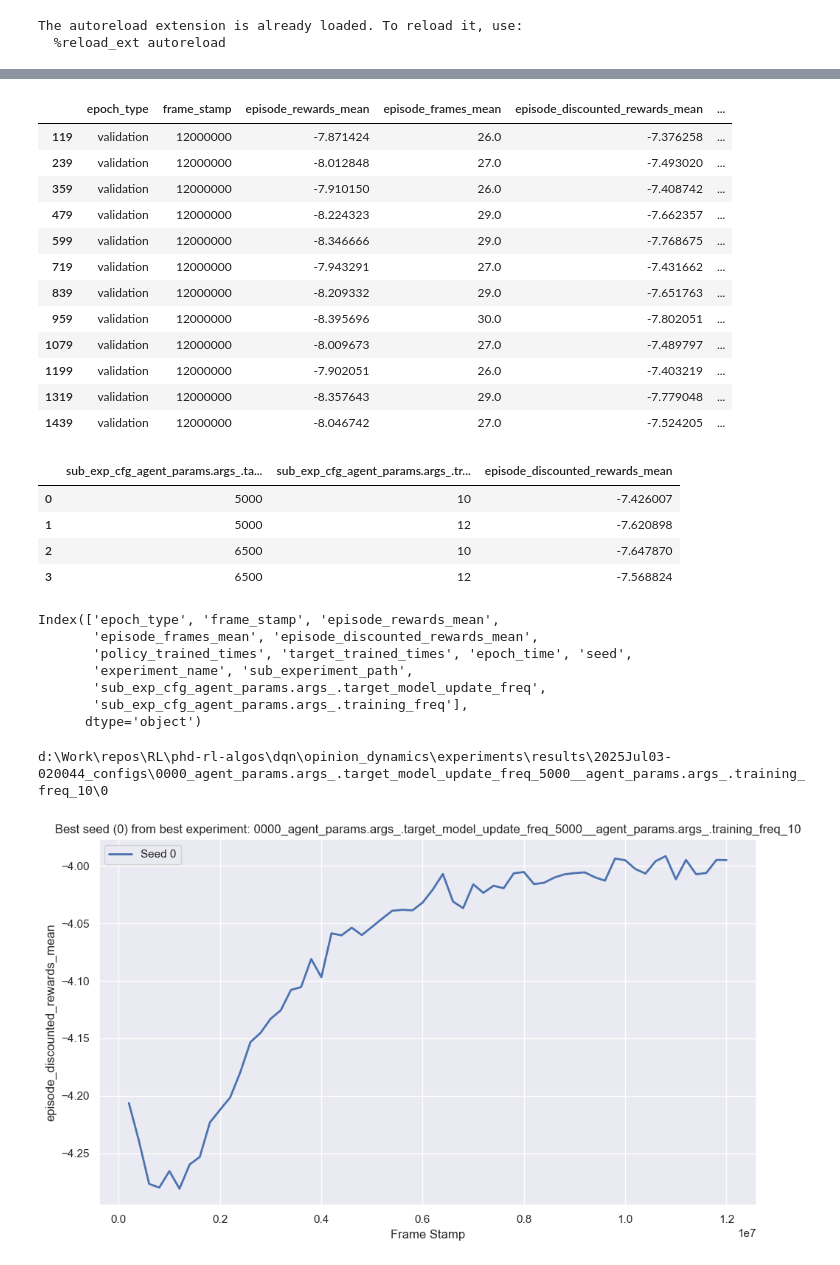
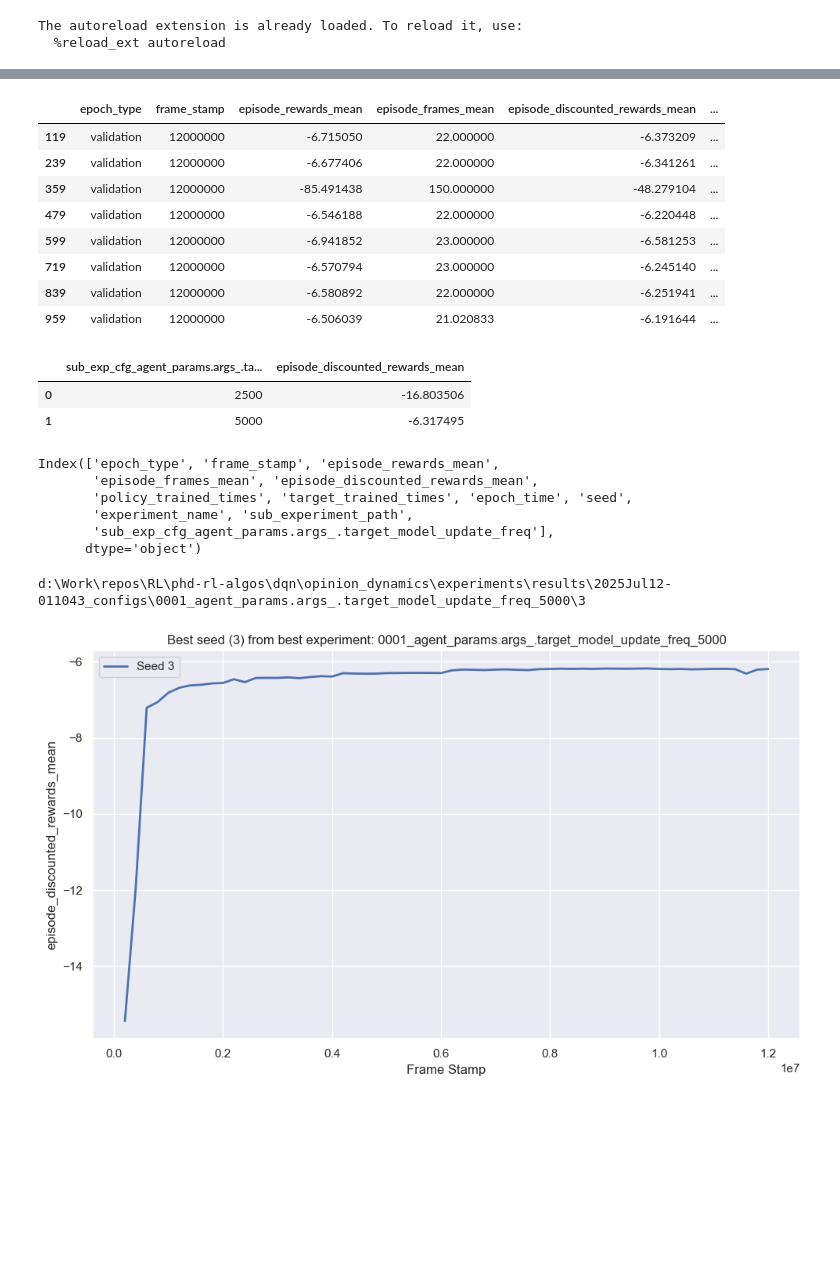
Before and after one commit to mariusdgm/phd-rl-algos, a Jupyter notebook: dqn/opinion_dynamics/experiments/inspect_results.ipynb, the cells around one changed output, grey strips where cells are left out. Drawn from its saved outputs; the diff is of its cells as text; code cells hidden in the pictures; blank space fills up the shorter version.

```diff
--- a/dqn/opinion_dynamics/experiments/inspect_results.ipynb
+++ b/dqn/opinion_dynamics/experiments/inspect_results.ipynb
@@ -33,7 +33,9 @@ warnings.filterwarnings("ignore")
 from dqn.opinion_dynamics.utils.experiment import process_experiment
 # %%
 # experiment_sub_dir = "2025May02-101004_configs" # excellent run
-experiment_sub_dir = "2025Jul03-020044_configs"
+# experiment_sub_dir = "2025Jul09-171538_configs" # good latest run
+
+experiment_sub_dir = "2025Jul12-011043_configs"
 
 exp_path = os.path.join(os.path.abspath("."), "results", experiment_sub_dir)
 df = process_experiment(
@@ -242,18 +239,14 @@ sub_df = sub_df[sub_df['frame_stamp'] == sub_df['frame_stamp'].max()]
 sub_df
 # %% [output]
 |  | epoch_type | frame_stamp | episode_rewards_mean | episode_frames_mean | episode_discounted_rewards_mean | ... |
-| 119 | validation | 12000000 | -7.871424 | 26.0 | -7.376258 | ... |
-| 239 | validation | 12000000 | -8.012848 | 27.0 | -7.493020 | ... |
-| 359 | validation | 12000000 | -7.910150 | 26.0 | -7.408742 | ... |
-| 479 | validation | 12000000 | -8.224323 | 29.0 | -7.662357 | ... |
-| 599 | validation | 12000000 | -8.346666 | 29.0 | -7.768675 | ... |
-| 719 | validation | 12000000 | -7.943291 | 27.0 | -7.431662 | ... |
-| 839 | validation | 12000000 | -8.209332 | 29.0 | -7.651763 | ... |
-| 959 | validation | 12000000 | -8.395696 | 30.0 | -7.802051 | ... |
-| 1079 | validation | 12000000 | -8.009673 | 27.0 | -7.489797 | ... |
-| 1199 | validation | 12000000 | -7.902051 | 26.0 | -7.403219 | ... |
-| 1319 | validation | 12000000 | -8.357643 | 29.0 | -7.779048 | ... |
-| 1439 | validation | 12000000 | -8.046742 | 27.0 | -7.524205 | ... |
+| 119 | validation | 12000000 | -6.715050 | 22.000000 | -6.373209 | ... |
+| 239 | validation | 12000000 | -6.677406 | 22.000000 | -6.341261 | ... |
+| 359 | validation | 12000000 | -85.491438 | 150.000000 | -48.279104 | ... |
+| 479 | validation | 12000000 | -6.546188 | 22.000000 | -6.220448 | ... |
+| 599 | validation | 12000000 | -6.941852 | 23.000000 | -6.581253 | ... |
+| 719 | validation | 12000000 | -6.570794 | 23.000000 | -6.245140 | ... |
+| 839 | validation | 12000000 | -6.580892 | 22.000000 | -6.251941 | ... |
+| 959 | validation | 12000000 | -6.506039 | 21.020833 | -6.191644 | ... |
 # %%
 agg_cols = [col for col in sub_df.columns if "sub_exp_cfg" in col]
 aggregated_df = (
@@ -263,11 +256,9 @@ aggregated_df = (
 )
 aggregated_df
 # %% [output]
-|  | sub_exp_cfg_agent_params.args_.ta... | sub_exp_cfg_agent_params.args_.tr... | episode_discounted_rewards_mean |
-| 0 | 5000 | 10 | -7.426007 |
-| 1 | 5000 | 12 | -7.620898 |
-| 2 | 6500 | 10 | -7.647870 |
-| 3 | 6500 | 12 | -7.568824 |
+|  | sub_exp_cfg_agent_params.args_.ta... | episode_discounted_rewards_mean |
+| 0 | 2500 | -16.803506 |
+| 1 | 5000 | -6.317495 |
 # %%
 sub_df.columns
 # %% [output]
@@ -275,20 +266,19 @@ Index(['epoch_type', 'frame_stamp', 'episode_rewards_mean',
        'episode_frames_mean', 'episode_discounted_rewards_mean',
        'policy_trained_times', 'target_trained_times', 'epoch_time', 'seed',
        'experiment_name', 'sub_experiment_path',
-       'sub_exp_cfg_agent_params.args_.target_model_update_freq',
-       'sub_exp_cfg_agent_params.args_.training_freq'],
+       'sub_exp_cfg_agent_params.args_.target_model_update_freq'],
       dtype='object')
 # %%
 print(sub_df[sub_df['episode_rewards_mean'] == sub_df['episode_rewards_mean'].max()]['sub_experiment_path'].values[0])
 # %% [output]
-d:\Work\repos\RL\phd-rl-algos\dqn\opinion_dynamics\experiments\results\2025Jul03-020044_configs\0000_agent_params.args_.target_model_update_freq_5000__agent_params.args_.training_freq_10\0
+d:\Work\repos\RL\phd-rl-algos\dqn\opinion_dynamics\experiments\results\2025Jul12-011043_configs\0001_agent_params.args_.target_model_update_freq_5000\3
 # %%
 selected_metric = 'episode_discounted_rewards_mean'
 hue_col = "experiment_name"
 
 # Filter for training data only
-training_df = df[df['epoch_type'] == 'training']
-# training_df = df[df['epoch_type'] == 'validation']
+# training_df = df[df['epoch_type'] == 'training']
+training_df = df[df['epoch_type'] == 'validation']
 
 # Step 1: Find best experiment
 experiment_means = training_df.groupby(hue_col)[selected_metric].mean()
@@ -297,34 +287,34 @@ best_experiment = experiment_means.idxmax()
 # Step 2: Filter to that experiment
 best_exp_df = training_df[training_df[hue_col] == best_experiment]
 
 # Step 3: Find best seed within best experiment
 best_seed = (
     best_exp_df.groupby('seed')[selected_metric]
     .mean()
     .idxmax()
 )
 
 # Step 4: Filter to best seed
 best_seed_df = best_exp_df[best_exp_df['seed'] == best_seed]
 
 # Step 5: Plot
 plt.figure(figsize=(10, 6))
 sns.lineplot(
     data=best_seed_df,
     x='frame_stamp',
     y=selected_metric,
     lw=2,
     label=f"Seed {best_seed}"
 )
 
 plt.title(f"Best seed ({best_seed}) from best experiment: {best_experiment}")
 plt.ylabel(selected_metric)
 plt.xlabel('Frame Stamp')
 plt.legend()
 plt.tight_layout()
 plt.show()
 # %% [output]
-[figure, old version]
+[figure, new version]
 # %%
 import shap
 import xgboost
```
Also changed, not shown: parts of 11 cells of this notebook, 7 other files.
